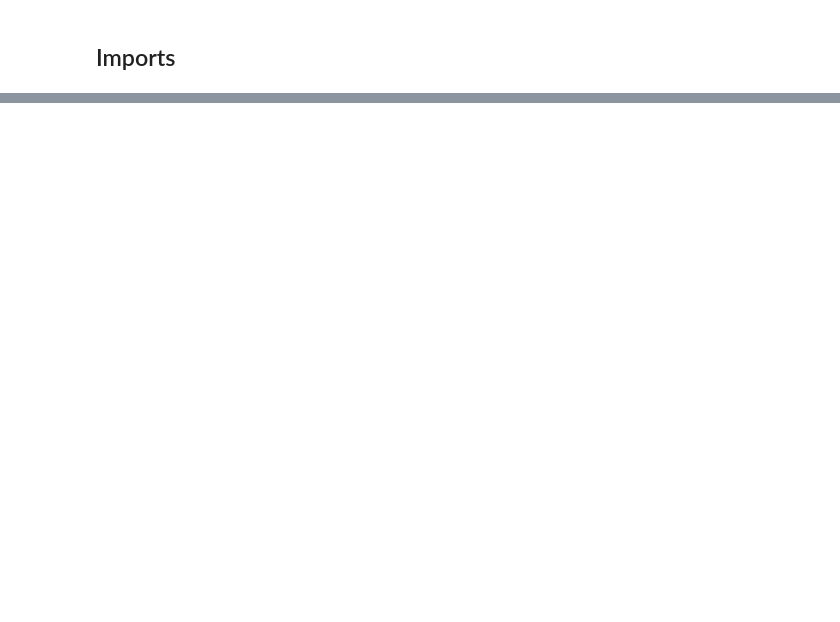
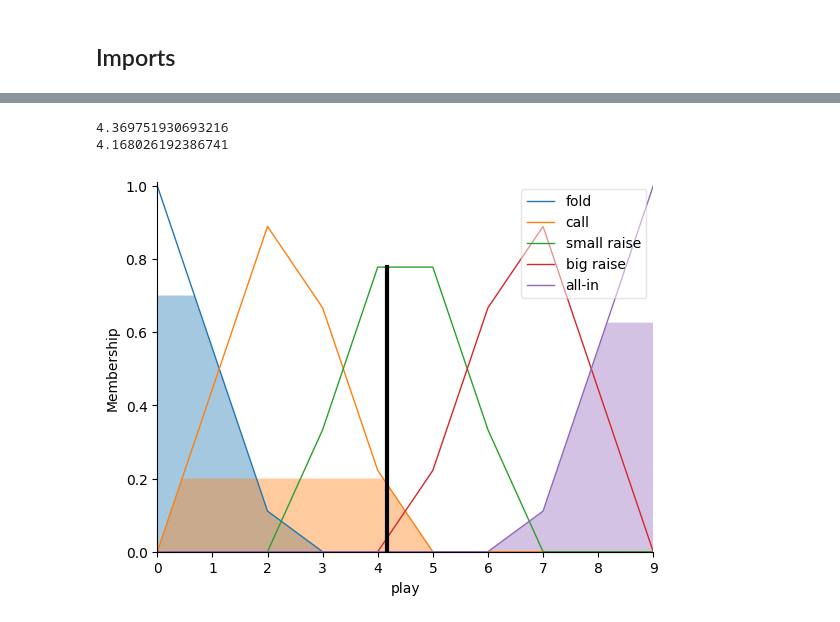
Before and after one commit to pedromiglou/Fuzzy_Logic_Game_AI, a Jupyter notebook: PokerAI.ipynb, the cells around one changed output, grey strips where cells are left out. Drawn from its saved outputs; the diff is of its cells as text; code cells hidden in the pictures; blank space fills up the shorter version.

Commit message:
✨ feat: Added boardq

```diff
--- a/PokerAI.ipynb
+++ b/PokerAI.ipynb
@@ -157,48 +187,55 @@ play.view()
 # %%
 ## FUZZY RULES
 rules = [
-    ctrl.Rule(probRF['low'] | probSF['low'] | probFK['low'] | probFH['low'] | probF['low'] | probS['low'] | probTK['low'] | probTP['low'] | probOP['low'] | probHC['low'], suit['low']),
-    ctrl.Rule(probRF['normal'] | probSF['normal'] | probFK['normal'] | probFH['normal'] | probF['normal'] | probS['normal'] | probTK['normal'] | probTP['normal'] | probOP['normal'] | probHC['normal'], suit['normal']),
-    ctrl.Rule(probRF['high'] | probSF['high'] | probFK['high'] | probFH['high'] | probF['high'] | probS['high'] | probTK['high'] | probTP['high'] | probOP['high'] | probHC['high'], suit['high']),
-    ctrl.Rule(suit['low'], play['fold']),
-    ctrl.Rule(suit['normal'] & chips['low'], play['all-in']),
-    ctrl.Rule(suit['normal'] & chips['normal'] & bet['low'], play['call']),
-    ctrl.Rule(suit['normal'] & chips['normal'] & bet['normal'], play['call']),
-    ctrl.Rule(suit['normal'] & chips['normal'] & bet['high'], play['fold']),
-    ctrl.Rule(suit['normal'] & chips['high'] & bet['low'], play['all-in']),
-    ctrl.Rule(suit['normal'] & chips['high'] & bet['normal'], play['call']),
-    ctrl.Rule(suit['normal'] & chips['high'] & bet['high'], play['fold']),
-    ctrl.Rule(suit['high'] & chips['low'], play['all-in']),
-    ctrl.Rule(suit['high'] & chips['high'], play['all-in']),
-    ctrl.Rule(suit['high'] & chips['normal'] & bet['low'], play['small raise']),
-    ctrl.Rule(suit['high'] & chips['normal'] & bet['normal'], play['call']),
-    ctrl.Rule(suit['high'] & chips['normal'] & bet['high'], play['all-in']),
+    ctrl.Rule(probRF['low'] | probSF['low'] | probFK['low'] | probFH['low'] | probF['low'] | probS['low'] | probTK['low'] | probTP['low'] | probOP['low'] | probHC['low'], hand['low']),
+    ctrl.Rule(probRF['normal'] | probSF['normal'] | probFK['normal'] | probFH['normal'] | probF['normal'] | probS['normal'] | probTK['normal'] | probTP['normal'] | probOP['normal'] | probHC['normal'], hand['normal']),
+    ctrl.Rule(probRF['high'] | probSF['high'] | probFK['high'] | probFH['high'] | probF['high'] | probS['high'] | probTK['high'] | probTP['high'] | probOP['high'] | probHC['high'], hand['high']),
+    ctrl.Rule(boardQ['low'], hand['high_conf']),
+    ctrl.Rule(boardQ['normal'], hand['normal_conf']),
+    ctrl.Rule(boardQ['high'], hand['low_conf']),
+    ctrl.Rule(hand['low'], play['fold']),
+    ctrl.Rule(hand['normal'] & chips['low'], play['all-in']),
+    ctrl.Rule(hand['normal'] & chips['normal'] & bet['low'], play['call']),
+    ctrl.Rule(hand['normal'] & chips['normal'] & bet['normal'], play['call']),
+    ctrl.Rule(hand['normal'] & chips['normal'] & bet['high'], play['fold']),
+    ctrl.Rule(hand['normal'] & chips['high'] & bet['low'], play['all-in']),
+    ctrl.Rule(hand['normal'] & chips['high'] & bet['normal'], play['call']),
+    ctrl.Rule(hand['normal'] & chips['high'] & bet['high'], play['fold']),
+    ctrl.Rule(hand['high'] & chips['low'], play['all-in']),
+    ctrl.Rule(hand['high'] & chips['high'], play['all-in']),
+    ctrl.Rule(hand['high'] & chips['normal'] & bet['low'], play['small raise']),
+    ctrl.Rule(hand['high'] & chips['normal'] & bet['normal'], play['call']),
+    ctrl.Rule(hand['high'] & chips['normal'] & bet['high'], play['all-in']),
 ]
 problem_ctrl  = ctrl.ControlSystem(rules)
 problem = ctrl.ControlSystemSimulation(problem_ctrl)
 # %%
 def bestPlay(problem,bet,chips,probs, board_q):
     ## APPLICATION
     problem.input["probRF"] = probs["Royal Flush"]
     problem.input["probSF"] = probs["Straight Flush"]
     problem.input["probFK"] = probs["Four of a Kind"]
     problem.input["probFH"] = probs["Full House"]
     problem.input["probF"] = probs["Flush"]
     problem.input["probS"] = probs["Straight"]
     problem.input["probTK"] = probs["Three of a Kind"]
     problem.input["probTP"] = probs["Two Pair"]
     problem.input["probOP"] = probs["Pair"]
     problem.input["probHC"] = probs["High Card"]
     problem.input['bet'] = bet
     problem.input['chips'] = chips
-    #problem.input["boardQ"] = board_q
+    problem.input["boardQ"] = board_q
     problem.compute()
 
     return problem
 
 probs = {'Royal Flush': 0.0, 'Straight Flush': 0.0, 'Four of a Kind': 0.0, 'Full House': 0.0, 'Flush': 0.0, 'Straight': 0.0, 'Three of a Kind': 0.0, 'Two Pair': 0.0, 'Pair': 0.6956521739130435, 'High Card': 0.6956521739130435}
 problem = bestPlay(problem,1,1,probs, board_q=5)
-print(problem.output['suit'])
+print(problem.output['hand'])
 print(problem.output['play'])
 play.view(sim=problem)
+# %% [output]
+4.369751930693216
+4.168026192386741
+[figure, added]
 # %%
```
Also changed, not shown: parts of 19 cells of this notebook, 1 other file.
